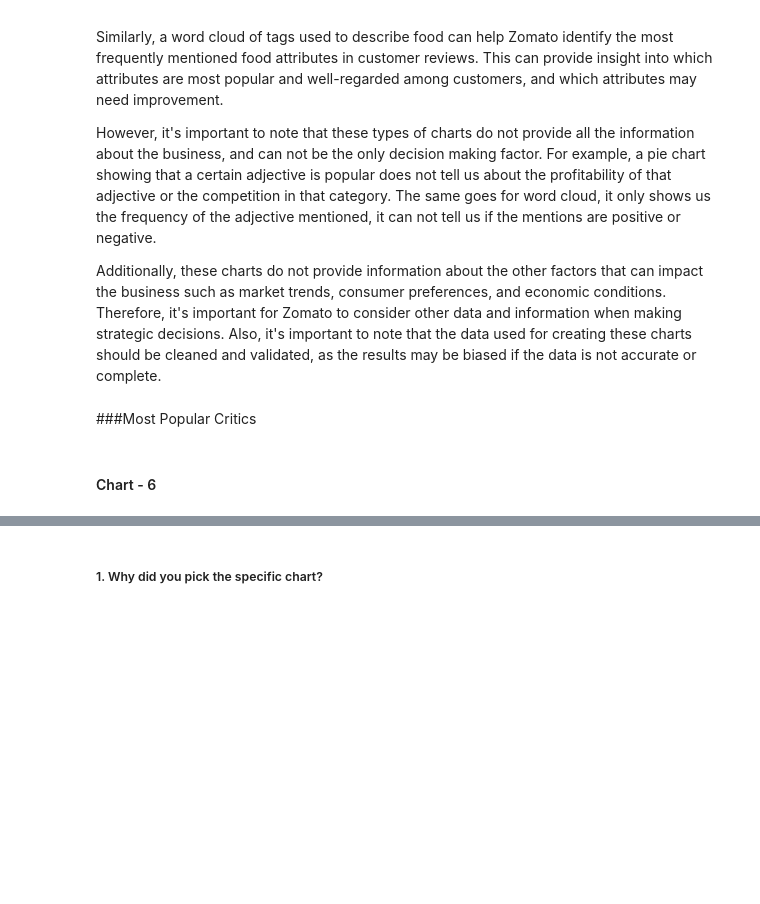
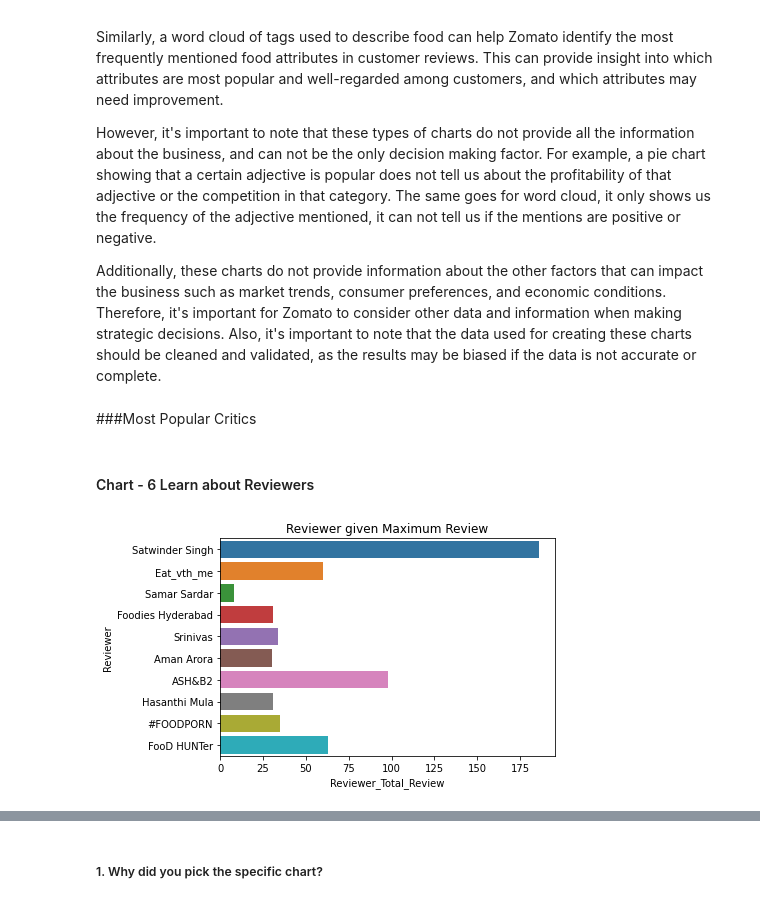
Before and after one commit to abhinav4201/UnSupervised-ML-Zomato-Restaurant-Clustering-and-Sentiment-Analysis, a Jupyter notebook: UnSupervised_ML_Zomato_Restaurant_Clustering_and_Sentiment_Analysis_capstone_project_4.ipynb, the cells around one changed output, grey strips where cells are left out. Drawn from its saved outputs; the diff is of its cells as text; code cells hidden in the pictures; blank space fills up the shorter version.

Commit message:
completed 6 chart

```diff
--- a/UnSupervised_ML_Zomato_Restaurant_Clustering_and_Sentiment_Analysis_capstone_project_4.ipynb
+++ b/UnSupervised_ML_Zomato_Restaurant_Clustering_and_Sentiment_Analysis_capstone_project_4.ipynb
@@ -1004,4 +1006,4 @@ Also, it's important to note that the data used for creating these charts should
 # %% [markdown]
 ###Most Popular Critics
 # %% [markdown]
-#### Chart - 6
+#### Chart - 6 Learn about Reviewers
@@ -1009,0 +1010,7 @@ Also, it's important to note that the data used for creating these charts should
+# %%
+# Chart - 6 visualization code for most review
+sns.barplot(data = most_followed_reviewer[:10], x = 'Reviewer_Total_Review', y = 'Reviewer')
+plt.title('Reviewer given Maximum Review')
+plt.show()
+# %% [output]
+[figure, added]
```
Also changed, not shown: parts of 11 cells of this notebook.
